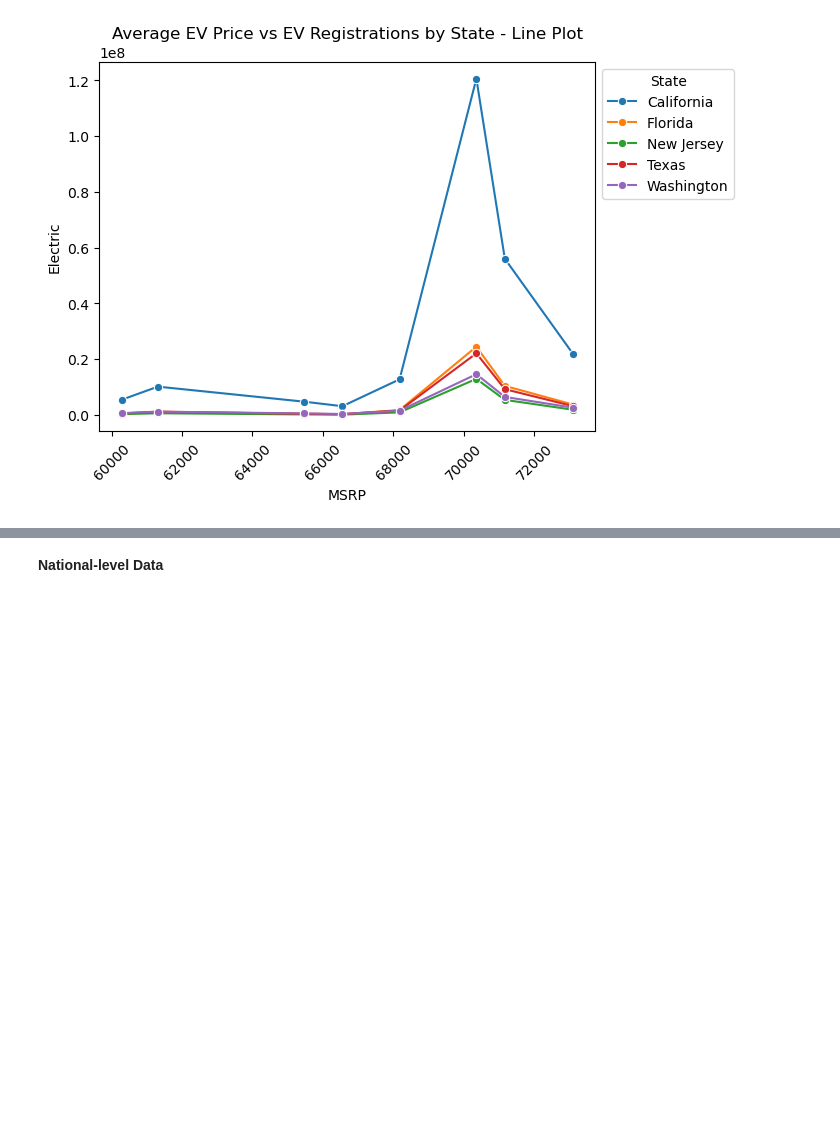
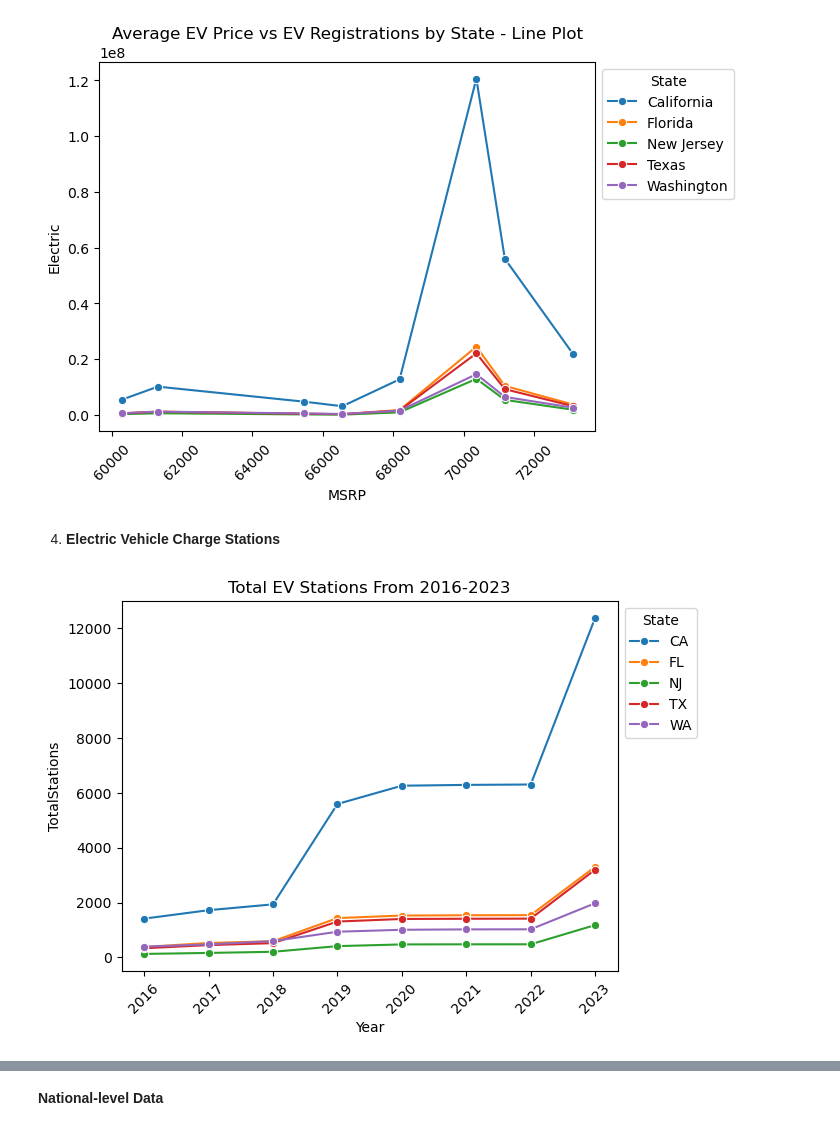
Before and after one commit to kyle-du/ev-research-proj, a Jupyter notebook: INFO2950_Phase 2_Deliverable.ipynb, the cells around one changed output, grey strips where cells are left out. Cells and saved outputs as stored; diff of their text form; code cells hidden in the pictures; blank space fills up the shorter version.

```diff
--- a/INFO2950_Phase 2_Deliverable.ipynb
+++ b/INFO2950_Phase 2_Deliverable.ipynb
@@ -1075,3 +1089,14 @@ plt.title("Average EV Price vs EV Registrations by State - Line Plot")
 plt.show()
 # %% [output]
 [figure]
+# %% [markdown]
+4. **Electric Vehicle Charge Stations**
+# %%
+s = sns.lineplot(data = final_df, \
+x = "Year", y = "TotalStations", marker = "o", hue = "State")
+sns.move_legend(s, "upper left", bbox_to_anchor=(1, 1))
+plt.xticks(rotation = 45)
+plt.title("Total EV Stations From 2016-2023")
+plt.show()
+# %% [output]
+[figure, added]
```
Also changed, not shown: parts of 19 cells of this notebook, 1 other file.
